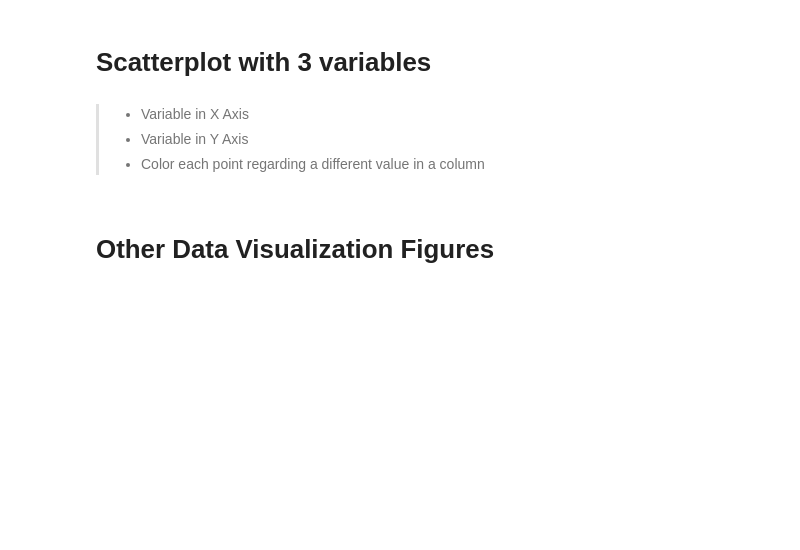
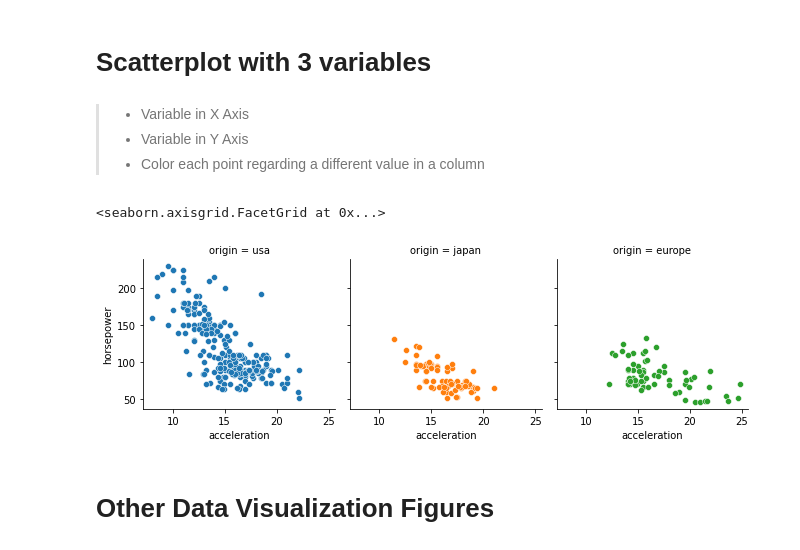
Before and after one commit to iamoespana92/machine-learning-program, a Jupyter notebook: #01. Data Tables, Plots & Basic Concepts of Programming/01practice.ipynb, the cells around one changed output. Saved outputs shown, nothing was run; the diff lists cells and outputs as text; code cells hidden in the pictures; blank space fills up the shorter version.

```diff
--- a/#01. Data Tables, Plots & Basic Concepts of Programming/01practice.ipynb
+++ b/#01. Data Tables, Plots & Basic Concepts of Programming/01practice.ipynb
@@ -50,6 +57,12 @@ sns.load_dataset('mpg')
 > - Variable in X Axis
 > - Variable in Y Axis
 > - Color each point regarding a different value in a column
+# %%
+grid = sns.FacetGrid(df, col = "origin", hue = "origin", col_wrap=5)
+grid.map(sns.scatterplot, "acceleration", "horsepower")
+# %% [output]
+<seaborn.axisgrid.FacetGrid at 0x...>
+[figure, added]
 # %% [markdown]
 # Other Data Visualization Figures
 # %% [markdown]
```
Also changed, not shown: parts of 8 cells of this notebook.
